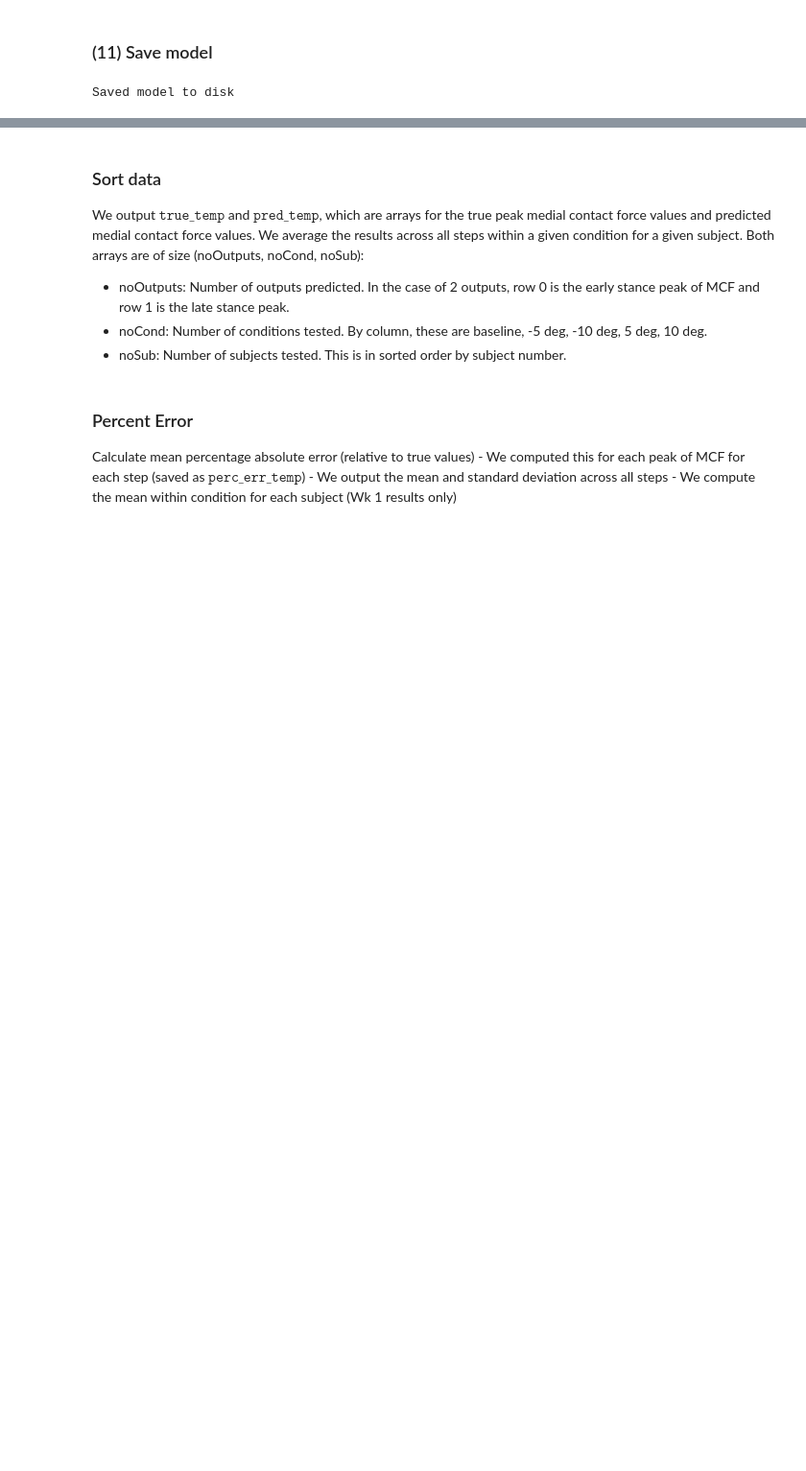
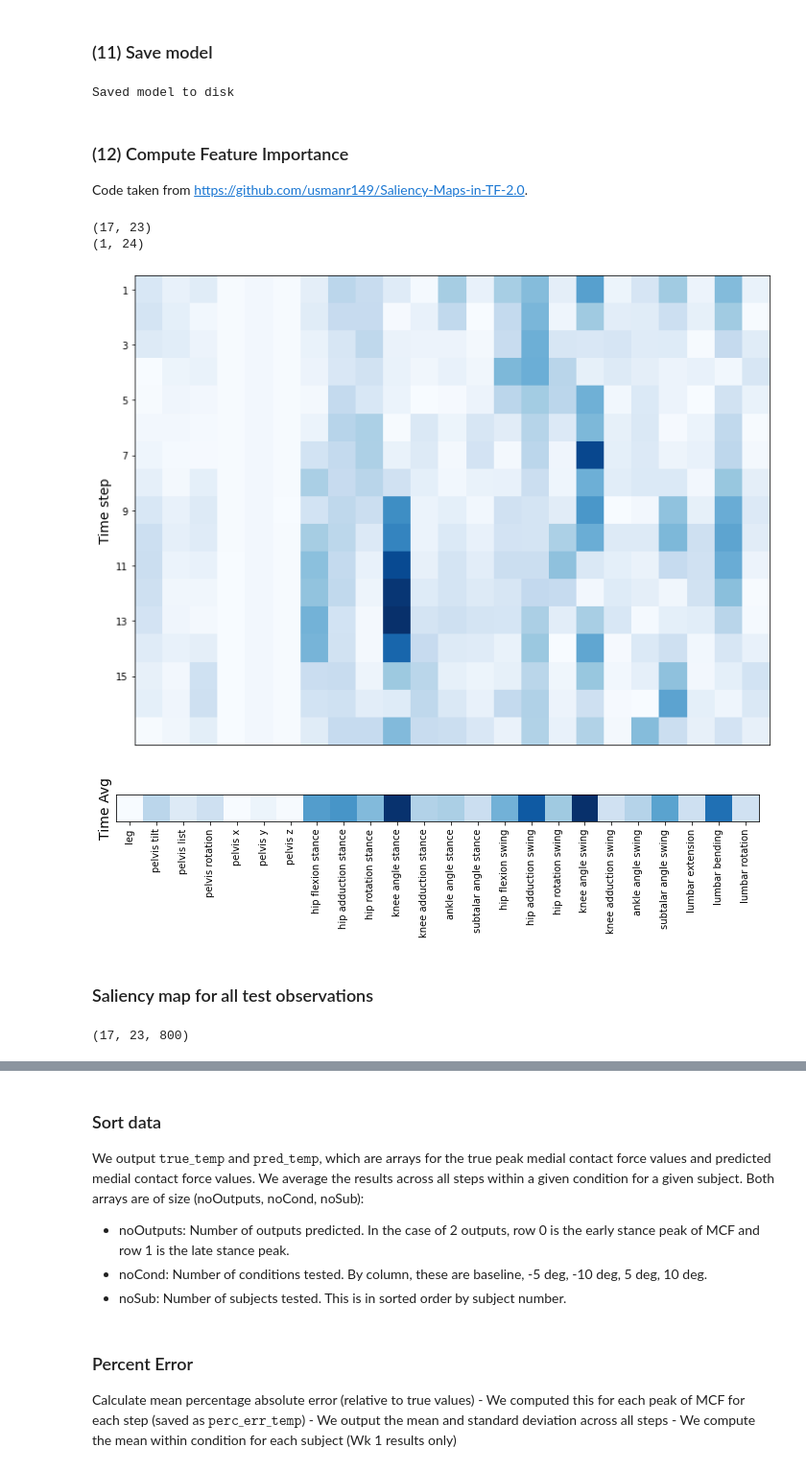
Before and after one commit to delaneymiller/predictKAM, a Jupyter notebook: PredictMCF_Delaney.ipynb, the cells around one changed output, grey strips where cells are left out. Shown at 96% size. Saved outputs shown, nothing was run; the diff lists cells and outputs as text; code cells hidden in the pictures; blank space fills up the shorter version.

Commit message:
Updated code with saliency, etc.

```diff
--- a/PredictMCF_Delaney.ipynb
+++ b/PredictMCF_Delaney.ipynb
@@ -458,3 +551,57 @@ myModel.save_weights("NewlyTrainedModels/NeuralNet_" + modeltype + "_newModel_we
 print("Saved model to disk")
 # %% [output]
 Saved model to disk
+# %% [markdown]
+### (12) Compute Feature Importance
+
+Code taken from https://github.com/usmanr149/Saliency-Maps-in-TF-2.0.
+# %%
+#layers = [layer.output for layer in myModel.layers]
+temp = np.expand_dims(testInput[0,:],axis = 0)
+y = testLabels[0,:]
+x_test = tf.Variable(temp, dtype=float)
+# %%
+with tf.GradientTape() as tape:
+    pred = myModel(x_test, training=False)
+    #class_idxs_sorted = np.argsort(pred.numpy().flatten())[::-1]
+    #loss = pred[0][class_idxs_sorted[0]]
+    #loss = tf.reduce_mean(tf.square(y - pred))
+    loss = pred
+    grads = tape.gradient(loss, x_test)
+# %%
+grad = np.abs(grads.numpy())
+leg = grad[0,23]
+grad_eval = np.expand_dims(np.delete(grad,23),axis = 0)
+grad_eval_new = np.reshape(grad_eval, ((17,23)))
+print(grad_eval_new.shape)
+grad_eval_avg = np.mean(grad_eval_new,axis=0, keepdims = True)
+grad_eval_avg = np.insert(grad_eval_avg, 0, leg, axis=1)
+print(grad_eval_avg.shape)
+grad_eval_avg = (grad_eval_avg - np.min(grad_eval_avg)) / (np.max(grad_eval_avg) - np.min(grad_eval_avg) + 1e-18)
+# %% [output]
+(17, 23)
+(1, 24)
+# %%
+fig = plt.figure(figsize=(12,12))
+plt.imshow(grad_eval_new, cmap='Blues')
+plt.ylabel('Time step',fontsize=14)
+plt.xticks([]) ;
+plt.yticks(range(0,16,2),range(1,16,2))
+#plt.subplots_adjust(bottom=-.6)
+
+fig2 = plt.figure(figsize=(12,12))
+plt.imshow(grad_eval_avg, cmap='Blues')
+plt.yticks([])
+plt.ylabel('Time Avg',fontsize=14)
+xLabels = ['leg','pelvis tilt','pelvis list','pelvis rotation', 'pelvis x',
+           'pelvis y', 'pelvis z', 'hip flexion stance', 'hip adduction stance',
+           'hip rotation stance','knee angle stance','knee adduction stance','ankle angle stance',
+          'subtalar angle stance', 'hip flexion swing', 'hip adduction swing',
+          'hip rotation swing','knee angle swing','knee adduction swing','ankle angle swing',
+          'subtalar angle swing','lumbar extension','lumbar bending','lumbar rotation']
+plt.xticks(range(24),xLabels,rotation='vertical') ;
+# %% [output]
+[figure, added]
+[figure, added]
+# %% [markdown]
+### Saliency map for all test observations
@@ -460,0 +644,4 @@ Saved model to disk
+# %%
+grad.shape
+# %% [output]
+(17, 23, 800)
```
Also changed, not shown: parts of 28 cells of this notebook, 2 other files.
